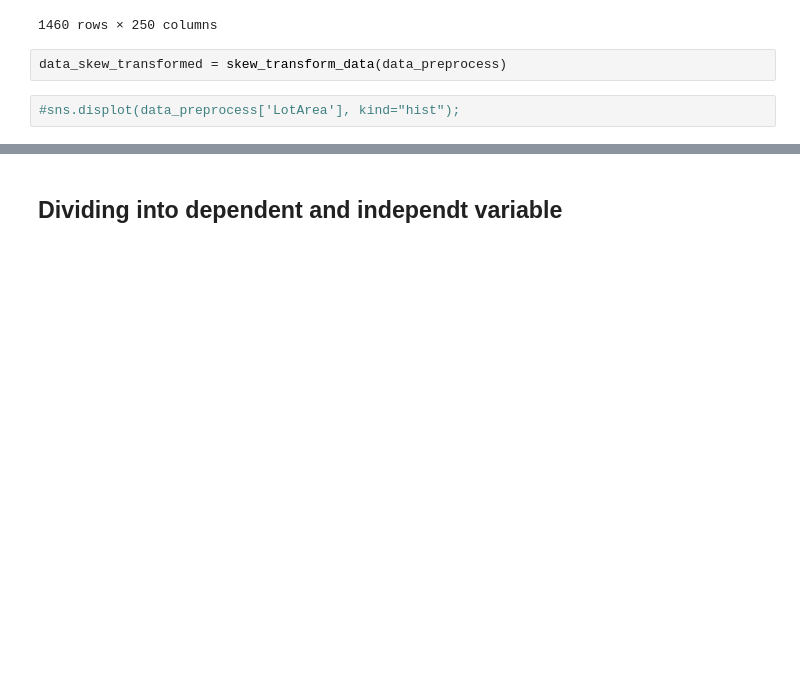
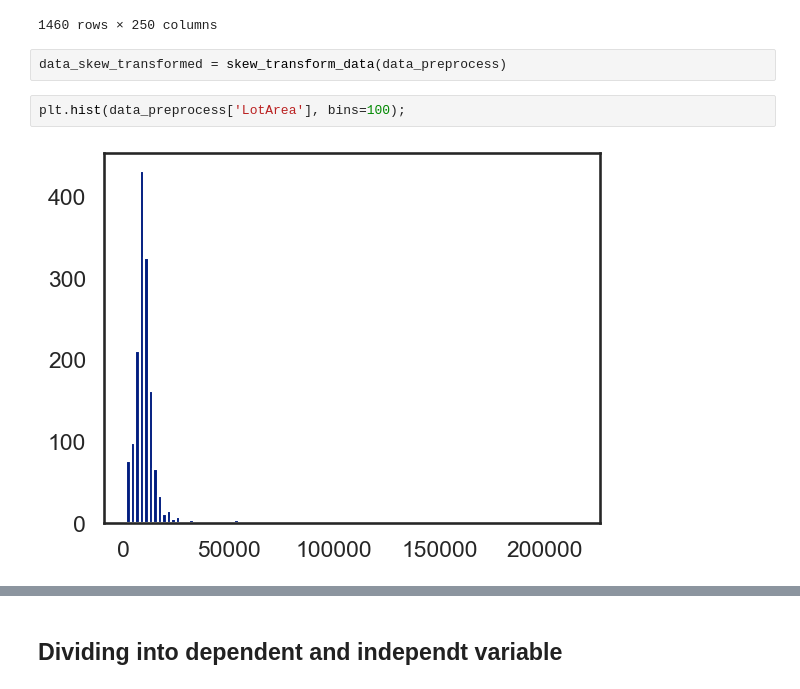
Before and after one commit to MKastek/House-Prices, a Jupyter notebook: notebook/House-Prices.ipynb, the cells around one changed output, grey strips where cells are left out. Saved outputs shown, nothing was run; the diff lists cells and outputs as text; blank space fills up the shorter version.

```diff
--- a/notebook/House-Prices.ipynb
+++ b/notebook/House-Prices.ipynb
@@ -225,5 +225,7 @@ data_preprocess
 # %%
 data_skew_transformed = skew_transform_data(data_preprocess)
 # %%
-#sns.displot(data_preprocess['LotArea'], kind="hist");
+plt.hist(data_preprocess['LotArea'], bins=100);
+# %% [output]
+[figure, added]
 # %%
```
Also changed, not shown: parts of 10 cells of this notebook, 4 other files.
